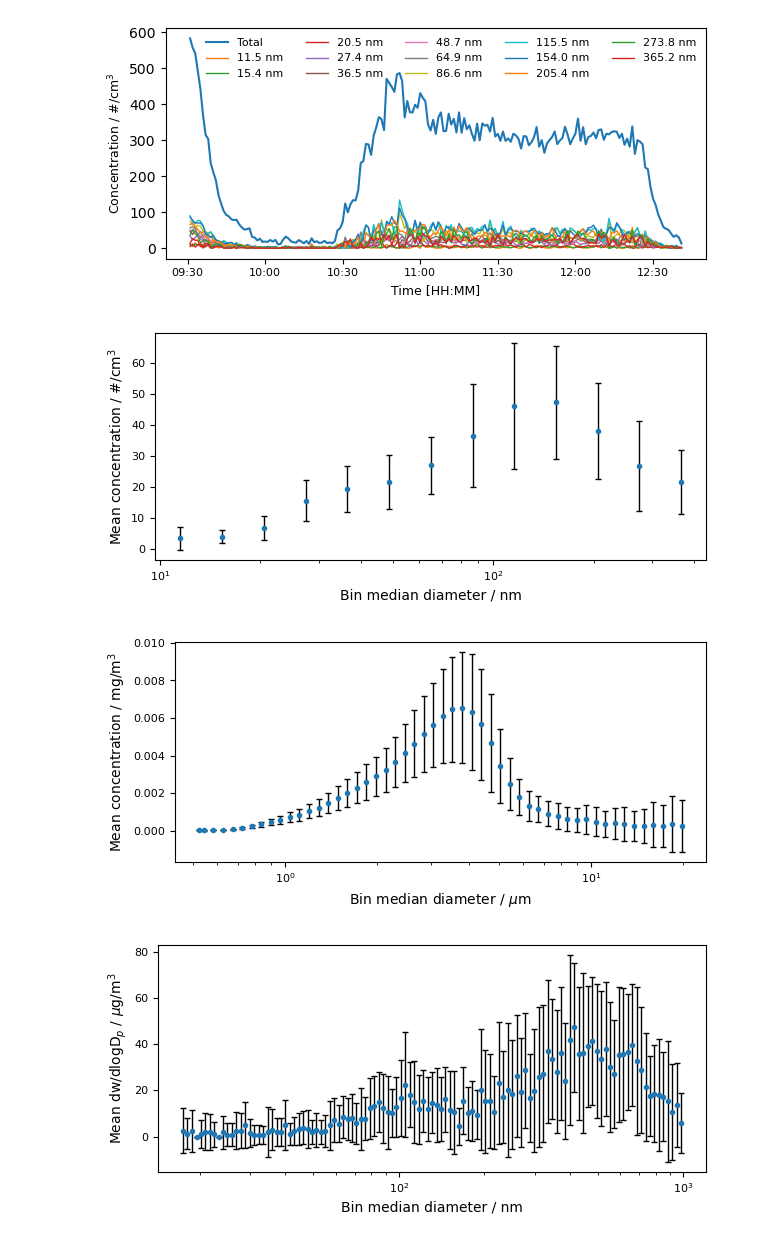
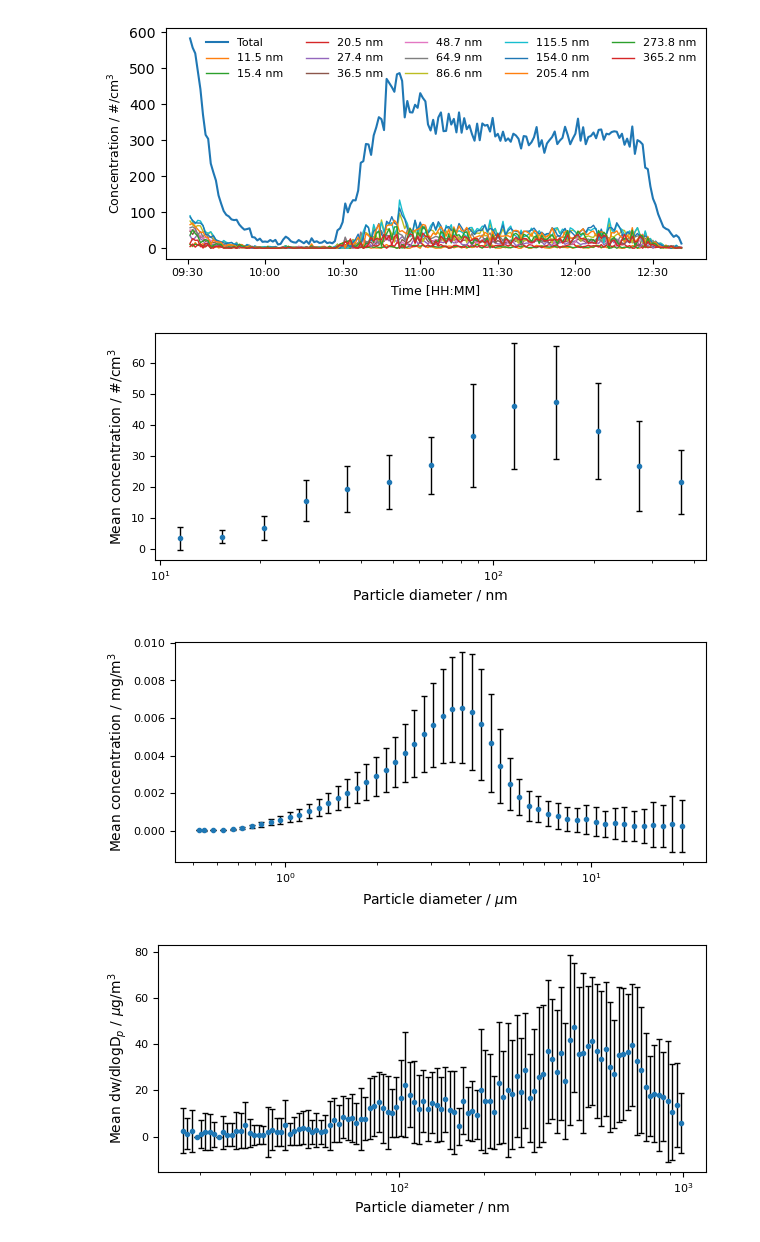
Before and after one commit to Normann25/Master-thesis, a Jupyter notebook: Lund Brake Wear/Exp1.ipynb, the cells around one changed output. Saved outputs shown, nothing was run; the diff lists cells and outputs as text; code cells hidden in the pictures.

```diff
--- a/Lund Brake Wear/Exp1.ipynb
+++ b/Lund Brake Wear/Exp1.ipynb
@@ -59,26 +59,26 @@ plt.show()
 # %%
 bin_mean_diameter = []
 for key in SMPS['2024-10-16_NanoScan'].keys()[3:16]:
     bin_mean_diameter.append(float(key))
 NanoScan_Bins = SMPS['2024-10-16_NanoScan'].keys()[3:16].to_list()
-NanoScan_ax_labels = ['Bin median diameter / nm', 'Mean concentration / #/cm$^{3}$']
+NanoScan_ax_labels = ['Particle diameter / nm', 'Mean concentration / #/cm$^{3}$']
 
 fig, ax = plt.subplots(figsize = (6.3, 3))
 
 plot_bin_mean(ax, timestamps, SMPS['2024-10-16_NanoScan'], NanoScan_Bins, 'Time', bin_mean_diameter, NanoScan_ax_labels)
 
 fig.tight_layout()
 fig.savefig('NanoScan_mean_exp1.png', dpi = 600)
 plt.show()
 # %% [output]
-[figure, old version]
+[figure, new version]
 # %%
 APS_bins = OPS_APS['20241016_APS'].keys()[4:56].to_list()
 bin_mean_diameter = [0.523]
 for key in OPS_APS['20241016_APS'].keys()[5:56]:
     bin_mean_diameter.append(float(key))
 
-APS_ax_labels = ['Bin median diameter / $\mu$m', 'Mean concentration / mg/m$^{3}$']
+APS_ax_labels = ['Particle diameter / $\mu$m', 'Mean concentration / mg/m$^{3}$']
 
 fig, ax = plt.subplots(figsize = (6.3, 3))
 
@@ -88,14 +88,14 @@ fig.tight_layout()
 fig.savefig('APS_mean_exp1.png', dpi = 600)
 plt.show()
 # %% [output]
-[figure, old version]
+[figure, new version]
 # %%
 SMPS_bins = SMPS['20241016_SMPS'].keys()[83:196].to_list()
 bin_mean_diameter = []
 for key in SMPS['20241016_SMPS'].keys()[83:196]:
     bin_mean_diameter.append(float(key))
 
-SMPS_ax_labels = ['Bin median diameter / nm', 'Mean dw/dlogD$_{p}$ / $\mu$g/m$^{3}$']
+SMPS_ax_labels = ['Particle diameter / nm', 'Mean dw/dlogD$_{p}$ / $\mu$g/m$^{3}$']
 
 fig, ax = plt.subplots(figsize = (6.3, 3))
 
@@ -105,4 +105,4 @@ fig.tight_layout()
 fig.savefig('SMPS_mean_exp1.png', dpi = 600)
 plt.show()
 # %% [output]
-[figure, old version]
+[figure, new version]
```
Also changed, not shown: parts of 1 cell of this notebook, 4 other files.
